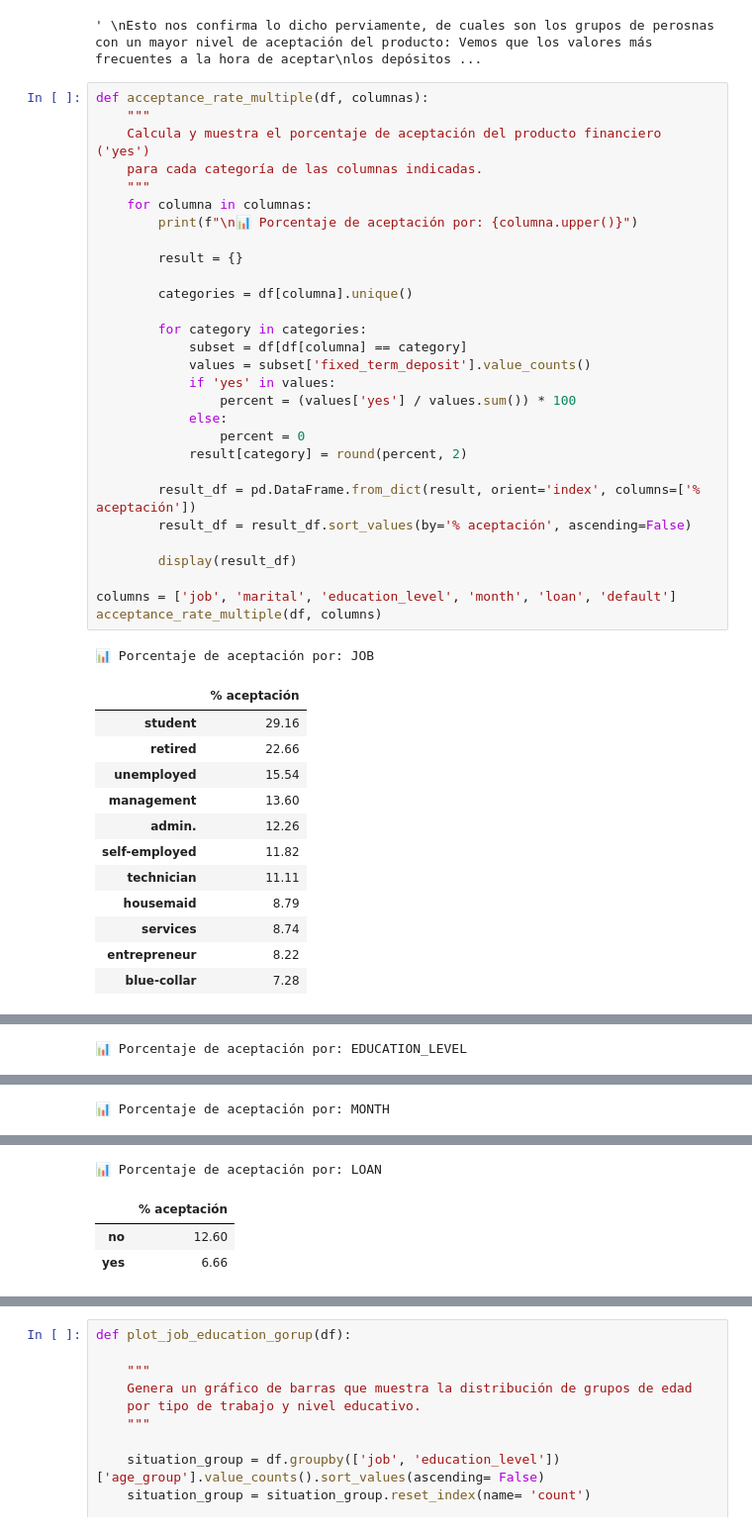
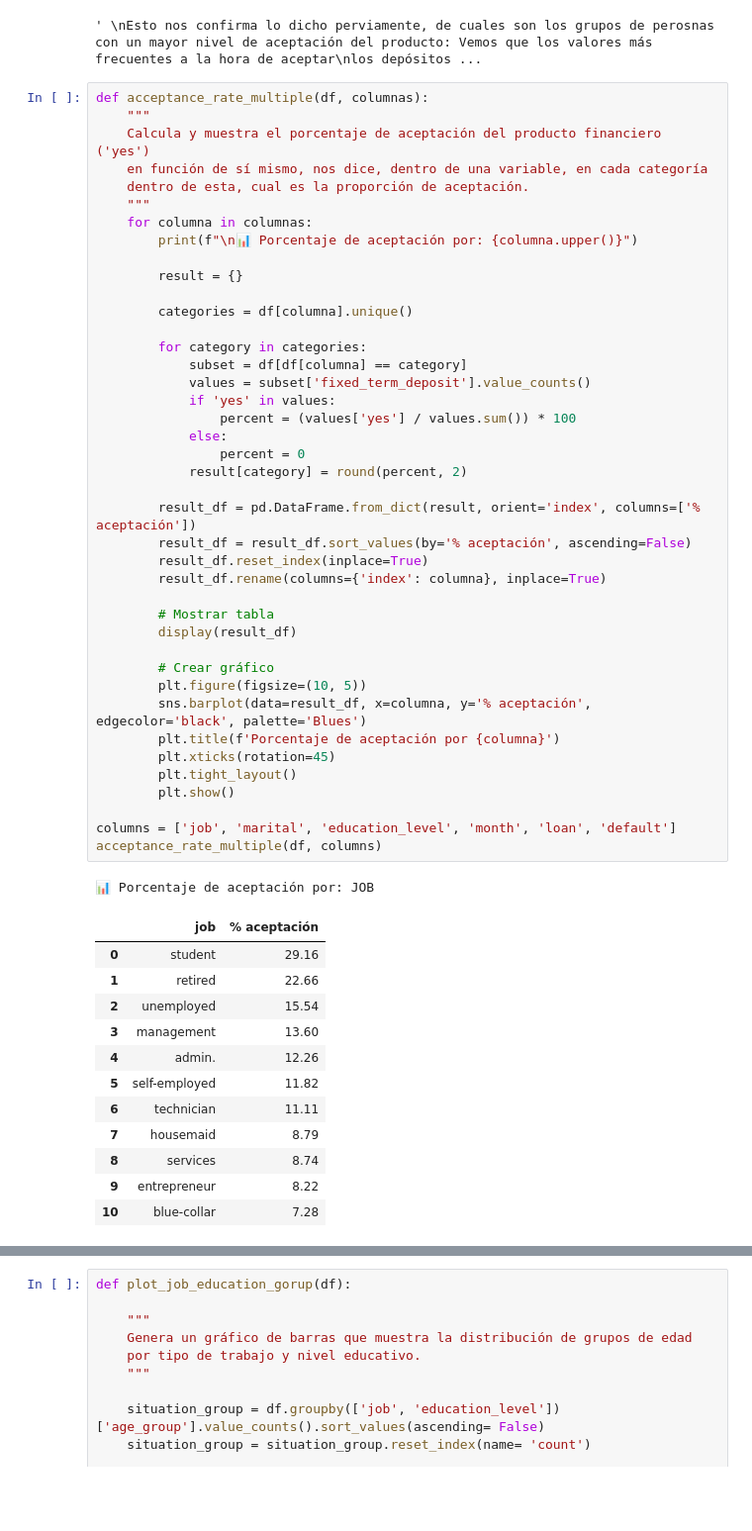
Before and after one commit to Ogomez07/Proyecto-Abril, a Jupyter notebook: definido.ipynb, the cells around one changed output, grey strips where cells are left out. Shown at 99% size. Drawn from its saved outputs; the diff is of its cells as text; blank space fills up the shorter version.

```diff
--- a/definido.ipynb
+++ b/definido.ipynb
@@ -698,43 +698,55 @@ sin préstamos bancarios ni préstamos en mora,
 # %%
 def acceptance_rate_multiple(df, columnas):
     """
     Calcula y muestra el porcentaje de aceptación del producto financiero ('yes')
-    para cada categoría de las columnas indicadas.
+    en función de sí mismo, nos dice, dentro de una variable, en cada categoría
+    dentro de esta, cual es la proporción de aceptación.
     """
     for columna in columnas:
         print(f"\n📊 Porcentaje de aceptación por: {columna.upper()}")
 
         result = {}
 
         categories = df[columna].unique()
 
         for category in categories:
             subset = df[df[columna] == category]
             values = subset['fixed_term_deposit'].value_counts()
             if 'yes' in values:
                 percent = (values['yes'] / values.sum()) * 100
             else:
                 percent = 0
             result[category] = round(percent, 2)
 
         result_df = pd.DataFrame.from_dict(result, orient='index', columns=['% aceptación'])
         result_df = result_df.sort_values(by='% aceptación', ascending=False)
+        result_df.reset_index(inplace=True)
+        result_df.rename(columns={'index': columna}, inplace=True)
 
+        # Mostrar tabla
         display(result_df)
+
+        # Crear gráfico
+        plt.figure(figsize=(10, 5))
+        sns.barplot(data=result_df, x=columna, y='% aceptación', edgecolor='black', palette='Blues')
+        plt.title(f'Porcentaje de aceptación por {columna}')
+        plt.xticks(rotation=45)
+        plt.tight_layout()
+        plt.show()
 
 columns = ['job', 'marital', 'education_level', 'month', 'loan', 'default']
 acceptance_rate_multiple(df, columns)
 # %% [output]
 📊 Porcentaje de aceptación por: JOB
-|  | % aceptación |
-| student | 29.16 |
-| retired | 22.66 |
-| unemployed | 15.54 |
-| management | 13.60 |
-| admin. | 12.26 |
-| self-employed | 11.82 |
-| technician | 11.11 |
-| housemaid | 8.79 |
-| services | 8.74 |
-| entrepreneur | 8.22 |
-| blue-collar | 7.28 |
+|  | job | % aceptación |
+| 0 | student | 29.16 |
+| 1 | retired | 22.66 |
+| 2 | unemployed | 15.54 |
+| 3 | management | 13.60 |
+| 4 | admin. | 12.26 |
+| 5 | self-employed | 11.82 |
+| 6 | technician | 11.11 |
+| 7 | housemaid | 8.79 |
+| 8 | services | 8.74 |
+| 9 | entrepreneur | 8.22 |
+| 10 | blue-collar | 7.28 |
@@ -746 +761,0 @@ acceptance_rate_multiple(df, columns)
-📊 Porcentaje de aceptación por: EDUCATION_LEVEL
@@ -751 +770,0 @@ acceptance_rate_multiple(df, columns)
-📊 Porcentaje de aceptación por: MONTH
@@ -765,4 +770,0 @@ acceptance_rate_multiple(df, columns)
-📊 Porcentaje de aceptación por: LOAN
-|  | % aceptación |
-| no | 12.60 |
-| yes | 6.66 |
```
Also changed, not shown: parts of 7 cells of this notebook.
